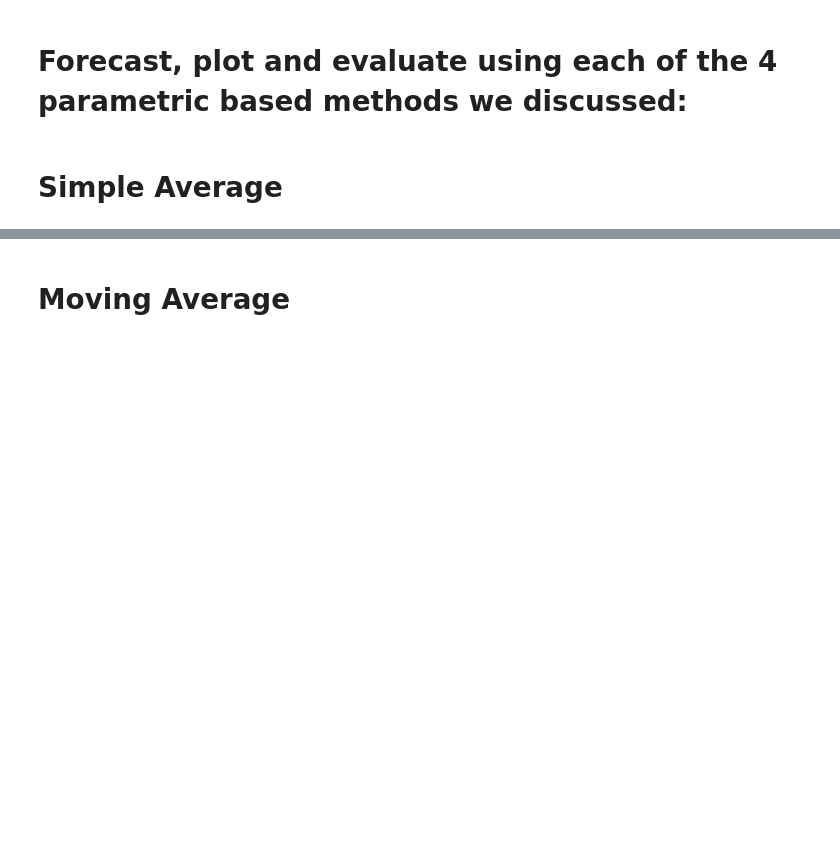
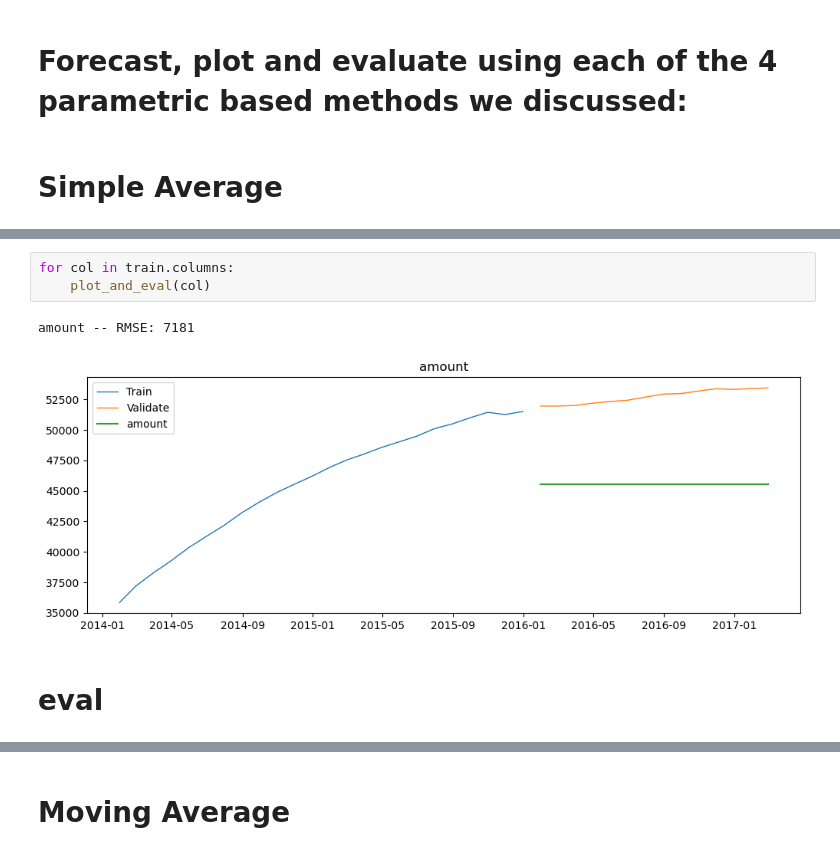
Before and after one commit to brandontnavarrete/timeseries-excercise, a Jupyter notebook: model.ipynb, the cells around one changed output, grey strips where cells are left out. Cells and saved outputs as stored; diff of their text form; blank space fills up the shorter version.

```diff
--- a/model.ipynb
+++ b/model.ipynb
@@ -336,0 +360,8 @@ yhat_df.head()
+# %%
+for col in train.columns:
+    plot_and_eval(col)
+# %% [output]
+amount -- RMSE: 7181
+[figure, added]
+# %% [markdown]
+# eval
```
Also changed, not shown: parts of 19 cells of this notebook.
